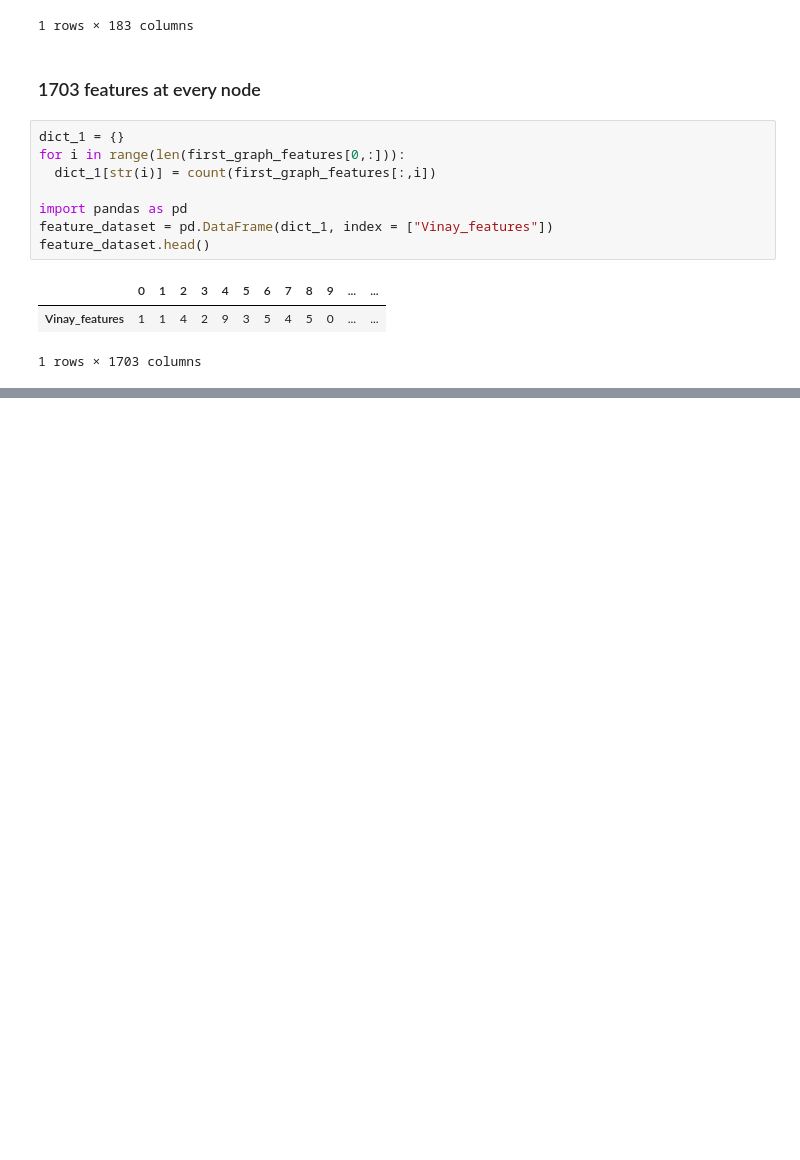
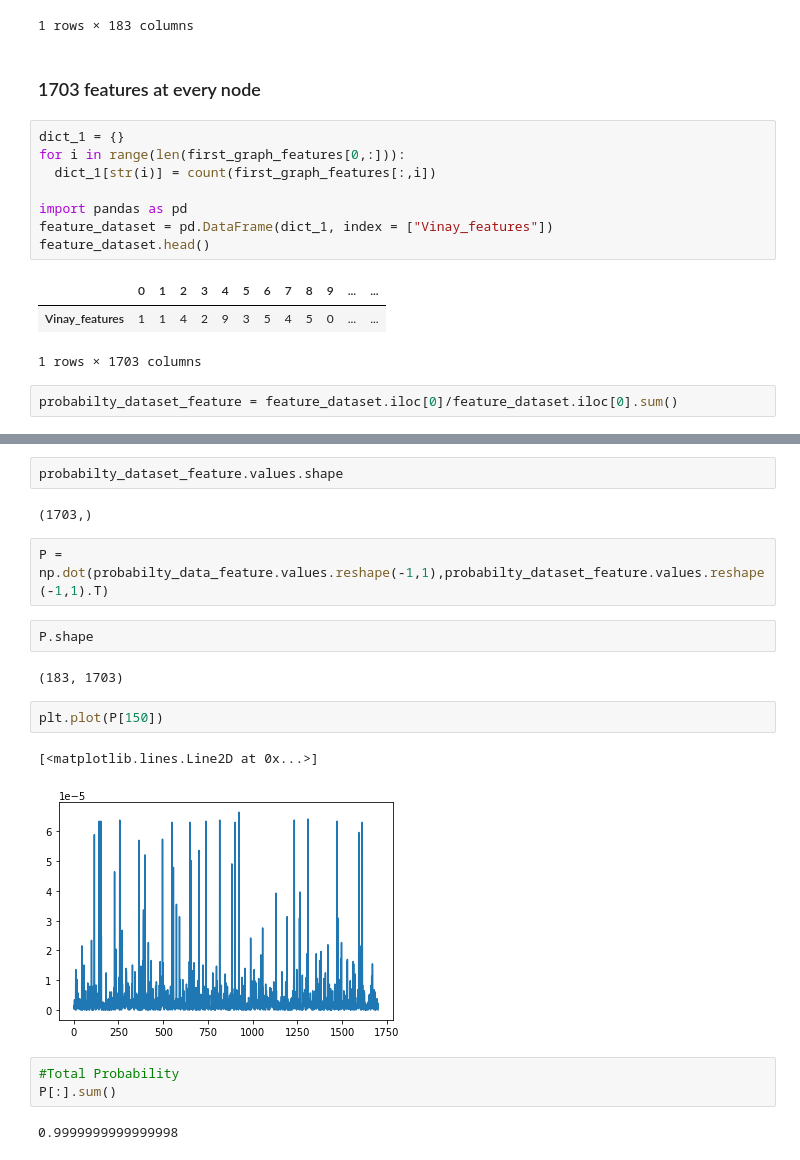
Before and after one commit to VinaySingh561/GraphML, a Jupyter notebook: Node_classification_new23.ipynb, the cells around one changed output, grey strips where cells are left out. Saved outputs shown, nothing was run; the diff lists cells and outputs as text; blank space fills up the shorter version.

```diff
--- a/Node_classification_new23.ipynb
+++ b/Node_classification_new23.ipynb
@@ -807,3 +807,5 @@ feature_dataset.head()
 |  | 0 | 1 | 2 | 3 | 4 | 5 | 6 | 7 | 8 | 9 | ... | ... |
 | Vinay_features | 1 | 1 | 4 | 2 | 9 | 3 | 5 | 4 | 5 | 0 | ... | ... |
 1 rows × 1703 columns
+# %%
+probabilty_dataset_feature = feature_dataset.iloc[0]/feature_dataset.iloc[0].sum()
@@ -809,0 +827,20 @@ feature_dataset.head()
+# %%
+probabilty_dataset_feature.values.shape
+# %% [output]
+(1703,)
+# %%
+P = np.dot(probabilty_data_feature.values.reshape(-1,1),probabilty_dataset_feature.values.reshape(-1,1).T)
+# %%
+P.shape
+# %% [output]
+(183, 1703)
+# %%
+plt.plot(P[150])
+# %% [output]
+[<matplotlib.lines.Line2D at 0x...>]
+[figure, added]
+# %%
+#Total Probability
+P[:].sum()
+# %% [output]
+0.9999999999999998
```
Also changed, not shown: parts of 3 cells of this notebook.
